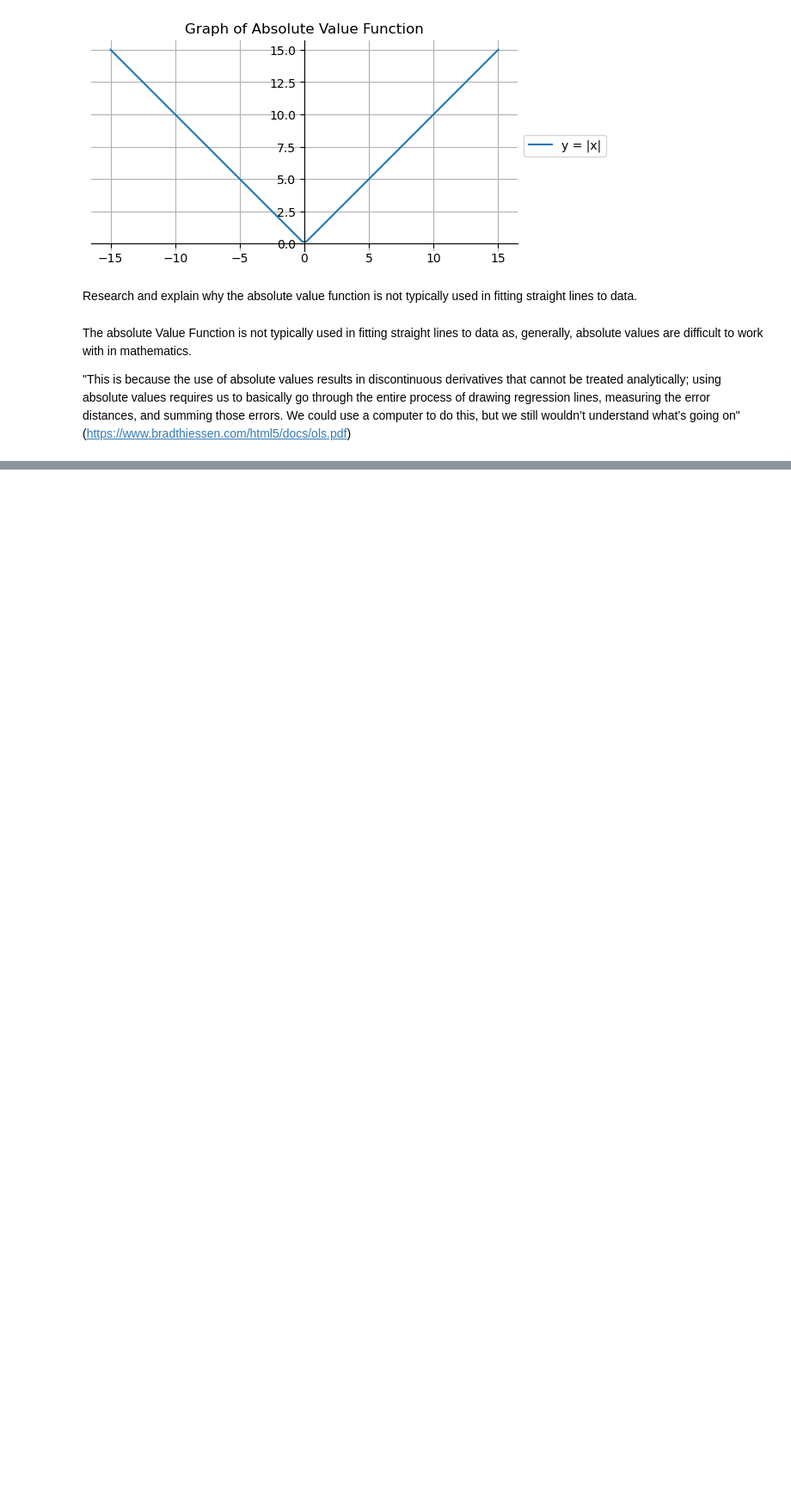
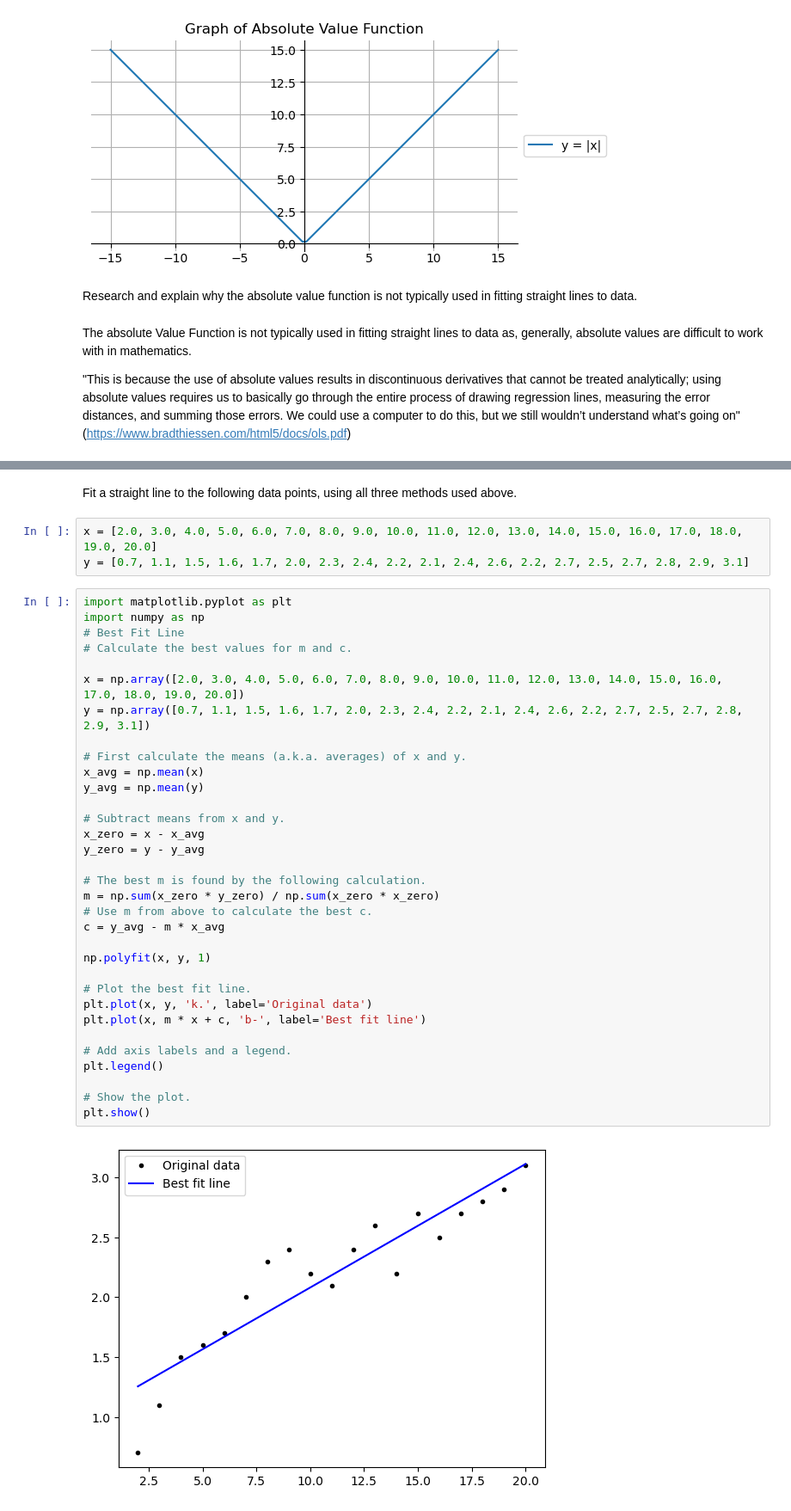
Before and after one commit to micheal-mcenery/machinelearning-assessment, a Jupyter notebook: Topic 2 - Models.ipynb, the cells around one changed output, grey strips where cells are left out. Shown: that part at 86% size. Cells and saved outputs as stored; diff of their text form; blank space fills up the shorter version.

```diff
--- a/Topic 2 - Models.ipynb
+++ b/Topic 2 - Models.ipynb
@@ -45,0 +49,40 @@ The absolute Value Function is not typically used in fitting straight lines to d
+# %% [markdown]
+Fit a straight line to the following data points, using all three methods used above.
+# %%
+x = [2.0, 3.0, 4.0, 5.0, 6.0, 7.0, 8.0, 9.0, 10.0, 11.0, 12.0, 13.0, 14.0, 15.0, 16.0, 17.0, 18.0, 19.0, 20.0]
+y = [0.7, 1.1, 1.5, 1.6, 1.7, 2.0, 2.3, 2.4, 2.2, 2.1, 2.4, 2.6, 2.2, 2.7, 2.5, 2.7, 2.8, 2.9, 3.1]
+# %%
+import matplotlib.pyplot as plt
+import numpy as np
+# Best Fit Line
+# Calculate the best values for m and c.
+
+x = np.array([2.0, 3.0, 4.0, 5.0, 6.0, 7.0, 8.0, 9.0, 10.0, 11.0, 12.0, 13.0, 14.0, 15.0, 16.0, 17.0, 18.0, 19.0, 20.0])
+y = np.array([0.7, 1.1, 1.5, 1.6, 1.7, 2.0, 2.3, 2.4, 2.2, 2.1, 2.4, 2.6, 2.2, 2.7, 2.5, 2.7, 2.8, 2.9, 3.1])
+
+# First calculate the means (a.k.a. averages) of x and y.
+x_avg = np.mean(x)
+y_avg = np.mean(y)
+
+# Subtract means from x and y.
+x_zero = x - x_avg
+y_zero = y - y_avg
+
+# The best m is found by the following calculation.
+m = np.sum(x_zero * y_zero) / np.sum(x_zero * x_zero)
+# Use m from above to calculate the best c.
+c = y_avg - m * x_avg
+
+np.polyfit(x, y, 1)
+
+# Plot the best fit line.
+plt.plot(x, y, 'k.', label='Original data')
+plt.plot(x, m * x + c, 'b-', label='Best fit line')
+
+# Add axis labels and a legend.
+plt.legend()
+
+# Show the plot.
+plt.show()
+# %% [output]
+[figure, added]
```
Also changed, not shown: parts of 5 cells of this notebook.
